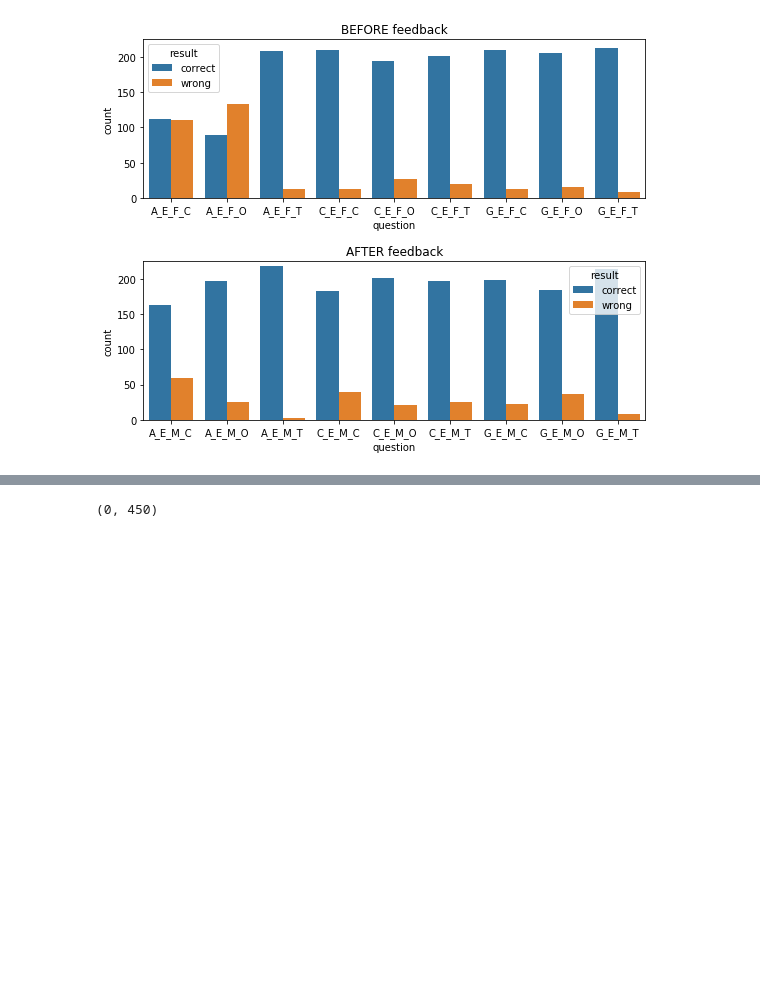
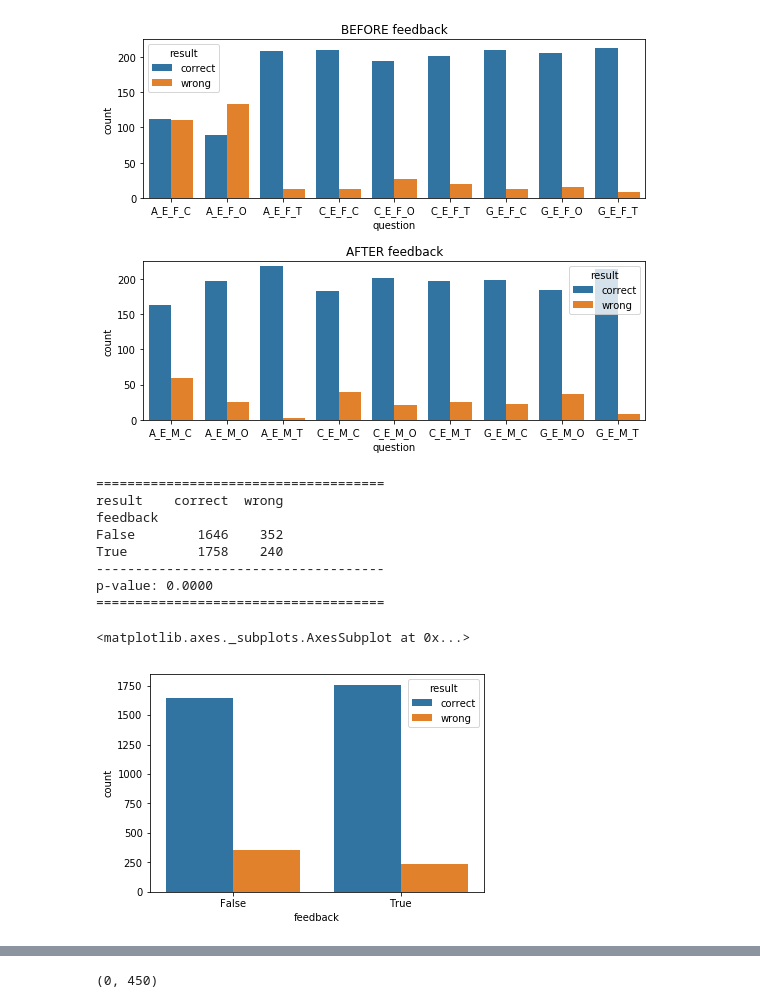
Before and after one commit to chili-epfl/induce, a Jupyter notebook: analysis/Analysis.ipynb, the cells around one changed output, grey strips where cells are left out. Cells and saved outputs as stored; diff of their text form; code cells hidden in the pictures; blank space fills up the shorter version.

```diff
--- a/analysis/Analysis.ipynb
+++ b/analysis/Analysis.ipynb
@@ -93,3 +96,17 @@ plt.ylim([0,225])
 # %% [output]
 (0, 225)
 [figure]
+# %%
+ChiSquare(Questions_1_18.feedback,Questions_1_18.result)
+sns.countplot(x="feedback", hue="result", data=Questions_1_18.sort_values(by=["question","result"]))
+# %% [output]
+=====================================
+result    correct  wrong
+feedback
+False        1646    352
+True         1758    240
+-------------------------------------
+p-value: 0.0000
+=====================================
+<matplotlib.axes._subplots.AxesSubplot at 0x...>
+[figure, added]
```
Also changed, not shown: parts of 9 cells of this notebook, 3 other files.
